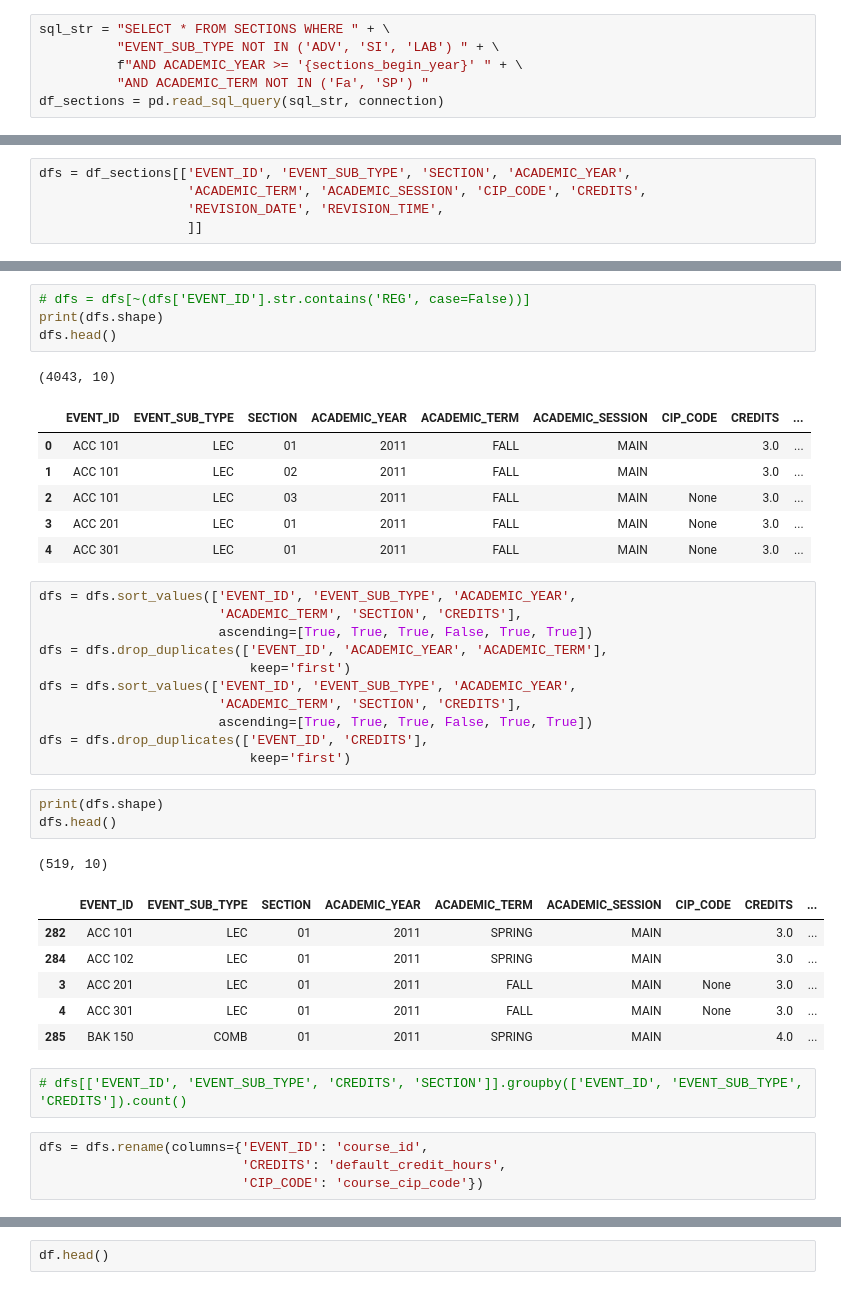
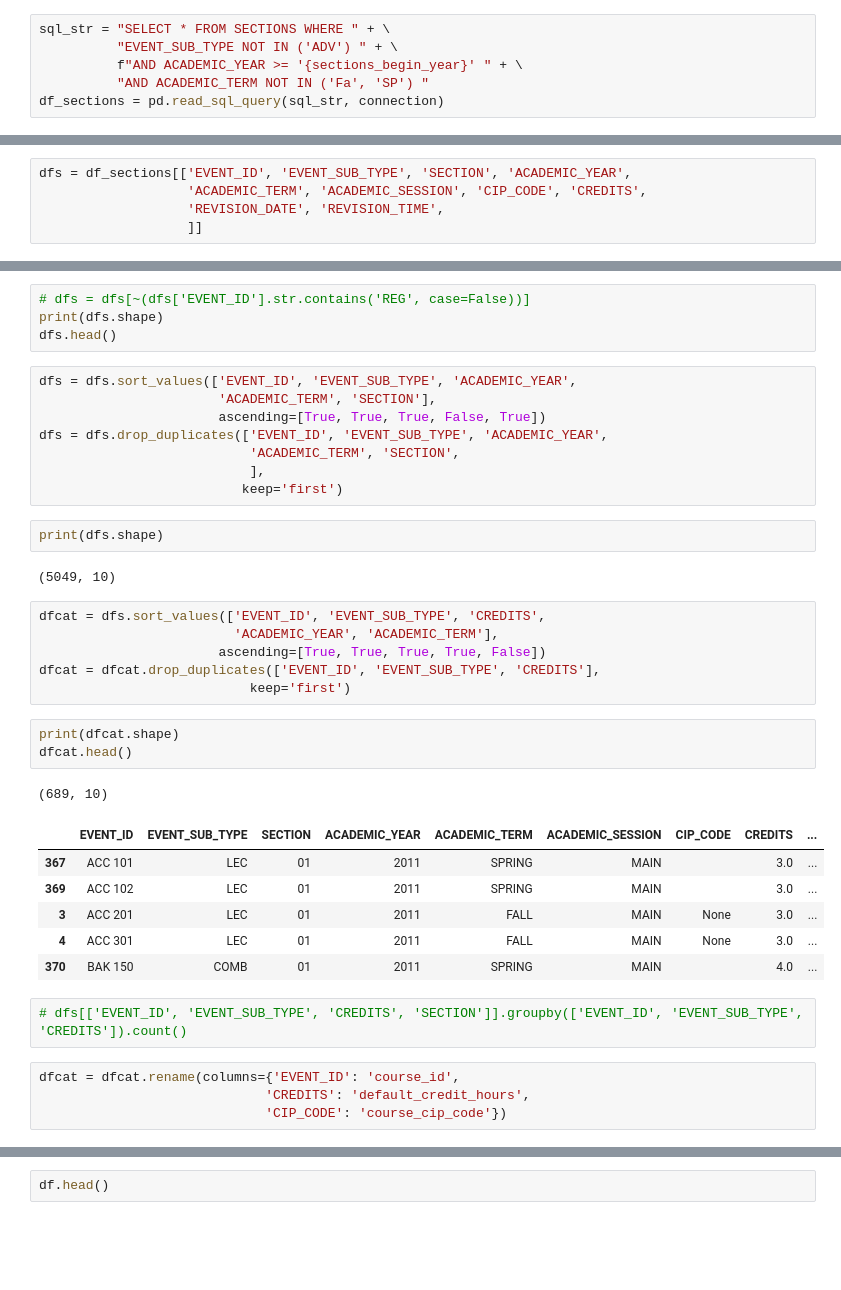
Before and after one commit to JeffWalton-PSC/Starfish, a Jupyter notebook: DegreePlanner/course_catalog/course_catalog.ipynb, the cells around one changed output, grey strips where cells are left out. Saved outputs shown, nothing was run; the diff lists cells and outputs as text; blank space fills up the shorter version.

```diff
--- a/DegreePlanner/course_catalog/course_catalog.ipynb
+++ b/DegreePlanner/course_catalog/course_catalog.ipynb
@@ -31,7 +31,7 @@ print(dfe.shape)
 (526, 3)
 # %%
 sql_str = "SELECT * FROM SECTIONS WHERE " + \
-          "EVENT_SUB_TYPE NOT IN ('ADV', 'SI', 'LAB') " + \
+          "EVENT_SUB_TYPE NOT IN ('ADV') " + \
           f"AND ACADEMIC_YEAR >= '{sections_begin_year}' " + \
           "AND ACADEMIC_TERM NOT IN ('Fa', 'SP') "
 df_sections = pd.read_sql_query(sql_str, connection)
@@ -66,42 +66,41 @@ memory usage: 315.9+ KB
 # dfs = dfs[~(dfs['EVENT_ID'].str.contains('REG', case=False))]
 print(dfs.shape)
 dfs.head()
-# %% [output]
-(4043, 10)
-|  | EVENT_ID | EVENT_SUB_TYPE | SECTION | ACADEMIC_YEAR | ACADEMIC_TERM | ACADEMIC_SESSION | CIP_CODE | CREDITS | ... |
-| 0 | ACC 101 | LEC | 01 | 2011 | FALL | MAIN |  | 3.0 | ... |
-| 1 | ACC 101 | LEC | 02 | 2011 | FALL | MAIN |  | 3.0 | ... |
-| 2 | ACC 101 | LEC | 03 | 2011 | FALL | MAIN | None | 3.0 | ... |
-| 3 | ACC 201 | LEC | 01 | 2011 | FALL | MAIN | None | 3.0 | ... |
-| 4 | ACC 301 | LEC | 01 | 2011 | FALL | MAIN | None | 3.0 | ... |
 # %%
 dfs = dfs.sort_values(['EVENT_ID', 'EVENT_SUB_TYPE', 'ACADEMIC_YEAR',
-                       'ACADEMIC_TERM', 'SECTION', 'CREDITS'],
-                       ascending=[True, True, True, False, True, True])
-dfs = dfs.drop_duplicates(['EVENT_ID', 'ACADEMIC_YEAR', 'ACADEMIC_TERM'],
-                           keep='first')
-dfs = dfs.sort_values(['EVENT_ID', 'EVENT_SUB_TYPE', 'ACADEMIC_YEAR',
-                       'ACADEMIC_TERM', 'SECTION', 'CREDITS'],
-                       ascending=[True, True, True, False, True, True])
-dfs = dfs.drop_duplicates(['EVENT_ID', 'CREDITS'],
-                           keep='first')
+                       'ACADEMIC_TERM', 'SECTION'],
+                       ascending=[True, True, True, False, True])
+dfs = dfs.drop_duplicates(['EVENT_ID', 'EVENT_SUB_TYPE', 'ACADEMIC_YEAR',
+                           'ACADEMIC_TERM', 'SECTION',
+                           ],
+                          keep='first')
 # %%
 print(dfs.shape)
-dfs.head()
 # %% [output]
-(519, 10)
+(5049, 10)
-|  | EVENT_ID | EVENT_SUB_TYPE | SECTION | ACADEMIC_YEAR | ACADEMIC_TERM | ACADEMIC_SESSION | CIP_CODE | CREDITS | ... |
-| 282 | ACC 101 | LEC | 01 | 2011 | SPRING | MAIN |  | 3.0 | ... |
-| 284 | ACC 102 | LEC | 01 | 2011 | SPRING | MAIN |  | 3.0 | ... |
-| 3 | ACC 201 | LEC | 01 | 2011 | FALL | MAIN | None | 3.0 | ... |
-| 4 | ACC 301 | LEC | 01 | 2011 | FALL | MAIN | None | 3.0 | ... |
-| 285 | BAK 150 | COMB | 01 | 2011 | SPRING | MAIN |  | 4.0 | ... |
+# %%
+dfcat = dfs.sort_values(['EVENT_ID', 'EVENT_SUB_TYPE', 'CREDITS',
+                         'ACADEMIC_YEAR', 'ACADEMIC_TERM'],
+                       ascending=[True, True, True, True, False])
+dfcat = dfcat.drop_duplicates(['EVENT_ID', 'EVENT_SUB_TYPE', 'CREDITS'],
+                           keep='first')
+# %%
+print(dfcat.shape)
+dfcat.head()
+# %% [output]
+(689, 10)
+|  | EVENT_ID | EVENT_SUB_TYPE | SECTION | ACADEMIC_YEAR | ACADEMIC_TERM | ACADEMIC_SESSION | CIP_CODE | CREDITS | ... |
+| 367 | ACC 101 | LEC | 01 | 2011 | SPRING | MAIN |  | 3.0 | ... |
+| 369 | ACC 102 | LEC | 01 | 2011 | SPRING | MAIN |  | 3.0 | ... |
+| 3 | ACC 201 | LEC | 01 | 2011 | FALL | MAIN | None | 3.0 | ... |
+| 4 | ACC 301 | LEC | 01 | 2011 | FALL | MAIN | None | 3.0 | ... |
+| 370 | BAK 150 | COMB | 01 | 2011 | SPRING | MAIN |  | 4.0 | ... |
 # %%
 # dfs[['EVENT_ID', 'EVENT_SUB_TYPE', 'CREDITS', 'SECTION']].groupby(['EVENT_ID', 'EVENT_SUB_TYPE', 'CREDITS']).count()
 # %%
-dfs = dfs.rename(columns={'EVENT_ID': 'course_id',
-                          'CREDITS': 'default_credit_hours',
-                          'CIP_CODE': 'course_cip_code'})
+dfcat = dfcat.rename(columns={'EVENT_ID': 'course_id',
+                             'CREDITS': 'default_credit_hours',
+                             'CIP_CODE': 'course_cip_code'})
 # %%
 print(dfe.shape)
 print(dfs.shape)
```
Also changed, not shown: parts of 15 cells of this notebook, 1 other file.
